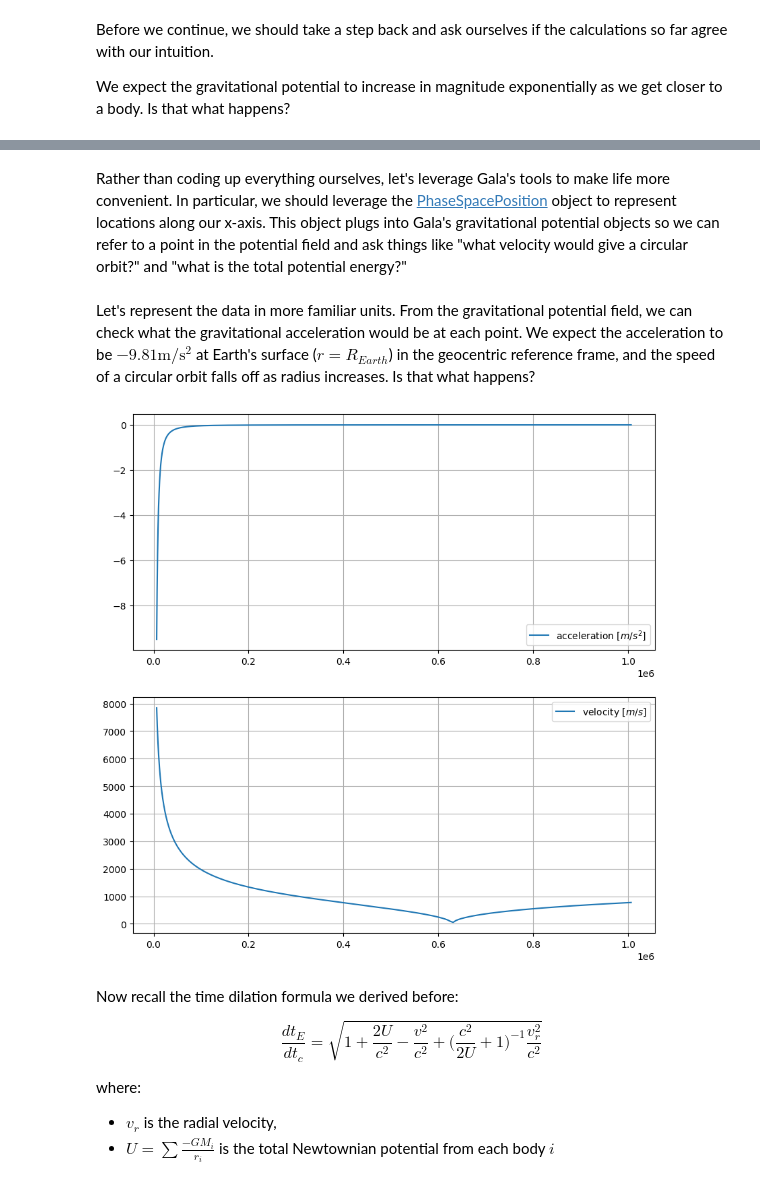
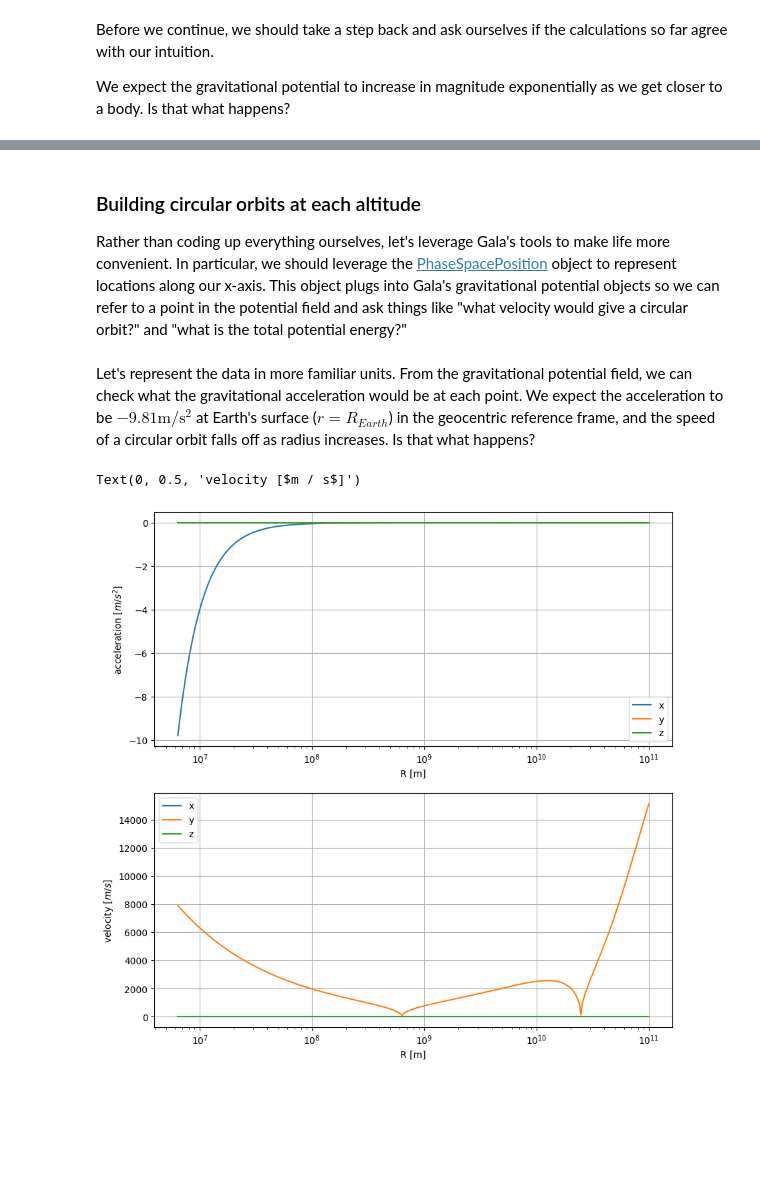
Before and after one commit to philiplinden/spacetime, a Jupyter notebook: learning/notebooks/time_dilation.ipynb, the cells around one changed output, grey strips where cells are left out. Saved outputs shown, nothing was run; the diff lists cells and outputs as text; code cells hidden in the pictures; blank space fills up the shorter version.

```diff
--- a/learning/notebooks/time_dilation.ipynb
+++ b/learning/notebooks/time_dilation.ipynb
@@ -60,7 +90,7 @@ import pandas as pd
 from astropy import units as u
 import numpy as np
 
-altitudes = np.logspace(start=2, stop=6, num=1_000, base=10) * u.km
+altitudes = np.logspace(start=0, stop=11, num=1_000, base=10) * u.m
 r = altitudes + 1 * u.astrophys.earthRad
 # %% [markdown]
 We need to pick a moment in time to look up where celestial bodies are. Let's use New Year's Day 2024.
@@ -99,10 +130,10 @@ from astropy.units import Unit
 import gala.potential as gp
 from gala.units import UnitSystem
 
-custom_unit_sys = UnitSystem(u.km, u.kg, u.s, u.radian) # use familiar units for plots
+custom_unit_sys = UnitSystem(u.m, u.kg, u.s, u.radian) # use familiar units for plots
 
 
-def skycoord_to_xyz_scalar(coord: SkyCoord, unit: Unit = u.km):
+def skycoord_to_xyz_scalar(coord: SkyCoord, unit: Unit = u.m):
     # gala wants a sequence of scalars, not SkyCoords or Quantities
     return coord.x.to(unit).value, coord.y.to(unit).value, coord.z.to(unit).value
 
@@ -227,11 +260,12 @@ ax[1].legend(labels + ["total_potential"])
 # %% [markdown]
+### Building circular orbits at each altitude
 Rather than coding up everything ourselves, let's leverage Gala's tools to make life more convenient. In particular, we should leverage the [PhaseSpacePosition](https://gala.adrian.pw/en/latest/api/gala.dynamics.PhaseSpacePosition.html#gala.dynamics.PhaseSpacePosition) object to represent locations along our x-axis. This object plugs into Gala's gravitational potential objects so we can refer to a point in the potential field and ask things like "what velocity would give a circular orbit?" and "what is the total potential energy?"
 # %%
 from astropy.coordinates import CartesianRepresentation, CartesianDifferential
 from gala.dynamics import PhaseSpacePosition
 
 
-pos = CartesianRepresentation(x=r.value, y=[0]*len(r), z=[0]*len(r), unit=u.km)
+pos = CartesianRepresentation(x=r.value, y=[0]*len(r), z=[0]*len(r), unit=u.m)
 tangential_velocity_circular_orbit = total_potential.circular_velocity(pos.get_xyz())
 v_units = tangential_velocity_circular_orbit.unit
 vel = CartesianDifferential(d_x=[0]*len(r) * v_units, d_y=tangential_velocity_circular_orbit, d_z=[0]*len(r) * v_units)
@@ -239,25 +273,22 @@ instants = PhaseSpacePosition(pos, vel)
 # %% [markdown]
 Let's represent the data in more familiar units. From the gravitational potential field, we can check what the gravitational acceleration would be at each point. We expect the acceleration to be $-9.81 \text{m}/\text{s}^2$ at Earth's surface ($r = R_{Earth}$) in the geocentric reference frame, and the speed of a circular orbit falls off as radius increases. Is that what happens?
 # %%
-d_y = instants.vel.d_y
 dd_x, dd_y, dd_z = total_potential.acceleration(instants)
 fig, ax = plt.subplots(figsize=(10,10), nrows=2, ncols=1)
-ax[0].plot(r, dd_x * 1000)
-ax[0].legend(["acceleration [$m / s^2$]"])
+ax[0].plot(r, dd_x, r, dd_y, r, dd_z)
+ax[0].legend([f"{n}" for n in ["x", "y", "z"]])
 ax[0].grid()
+ax[0].set_xscale('log')
+ax[0].set_xlabel(f"R [{r.unit}]")
+ax[0].set_ylabel("acceleration [$m / s^2$]")
 
-ax[1].plot(r, d_y * 1000)
-ax[1].legend(["velocity [$m / s$]"])
+d_x, d_y, d_z = (instants.vel.d_x, instants.vel.d_y, instants.vel.d_z)
+ax[1].plot(r, d_x, r, d_y, r, d_z)
+ax[1].legend([f"{n}" for n in ["x", "y", "z"]])
 ax[1].grid()
+ax[1].set_xscale('log')
+ax[1].set_xlabel(f"R [{r.unit}]")
+ax[1].set_ylabel("velocity [$m / s$]")
 # %% [output]
+Text(0, 0.5, 'velocity [$m / s$]')
-[figure, old version]
+[figure, new version]
-# %% [markdown]
-Now recall the time dilation formula we derived before:
-
-$$
-\frac{dt_E}{dt_c} = \sqrt{1 + \frac{2U}{c^2} - \frac{v^2}{c^2} + \Big(\frac{c^2}{2U} + 1 \Big)^{-1} \frac{{v_r^2}}{c^2}}
-$$
-
-where:
-* $v_r$ is the radial velocity,
-* $U = \sum{\frac{-GM_i}{r_i}}$ is the total Newtownian potential from each body $i$
```
Also changed, not shown: parts of 21 cells of this notebook.
